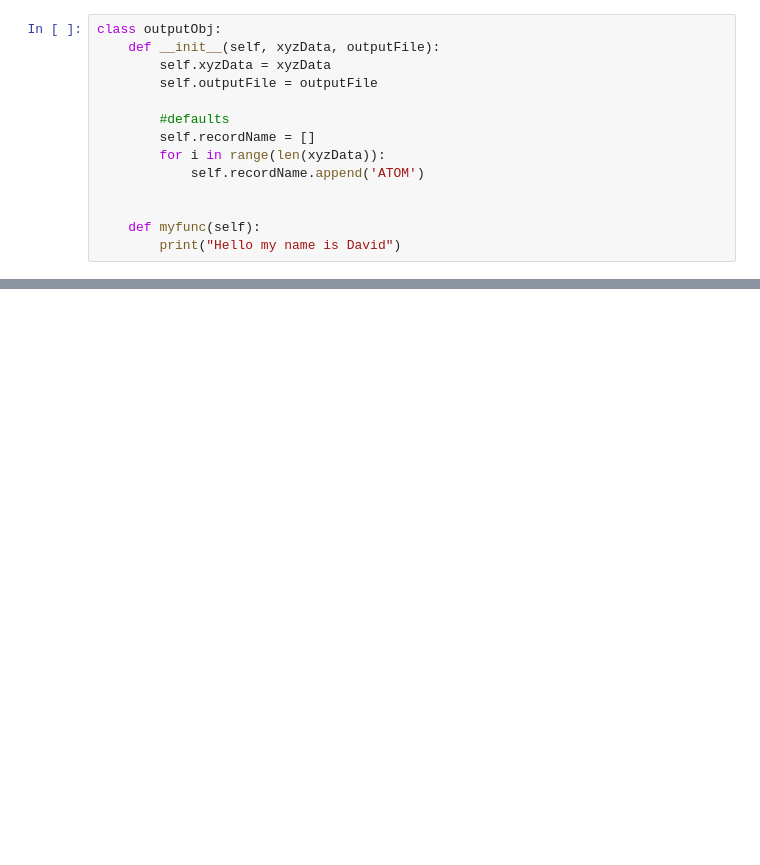
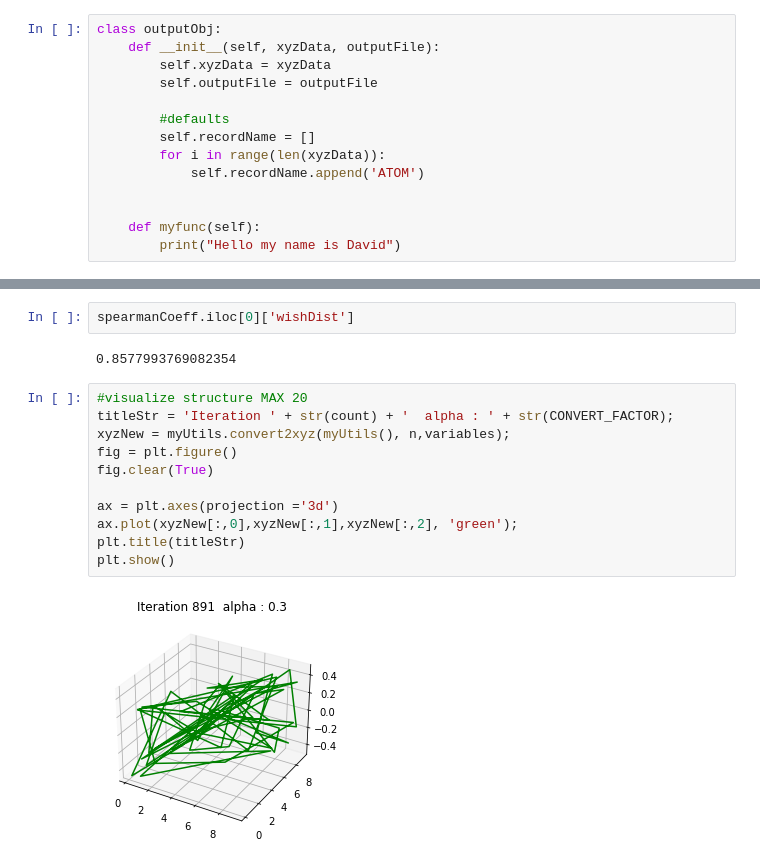
Before and after one commit to 0prahWinfrey/Bioinformatics, a Jupyter notebook: src/Python/main.ipynb, the cells around one changed output, grey strips where cells are left out. Drawn from its saved outputs; the diff is of its cells as text; blank space fills up the shorter version.

```diff
--- a/src/Python/main.ipynb
+++ b/src/Python/main.ipynb
@@ -437,0 +416,17 @@ print("\n\n",bestAlpha)
+# %%
+spearmanCoeff.iloc[0]['wishDist']
+# %% [output]
+0.8577993769082354
+# %%
+#visualize structure MAX 20
+titleStr = 'Iteration ' + str(count) + '  alpha : ' + str(CONVERT_FACTOR);
+xyzNew = myUtils.convert2xyz(myUtils(), n,variables);
+fig = plt.figure()
+fig.clear(True)
+
+ax = plt.axes(projection ='3d')
+ax.plot(xyzNew[:,0],xyzNew[:,1],xyzNew[:,2], 'green');
+plt.title(titleStr)
+plt.show()
+# %% [output]
+[figure, added]
```
Also changed, not shown: parts of 11 cells of this notebook, 3 other files.
